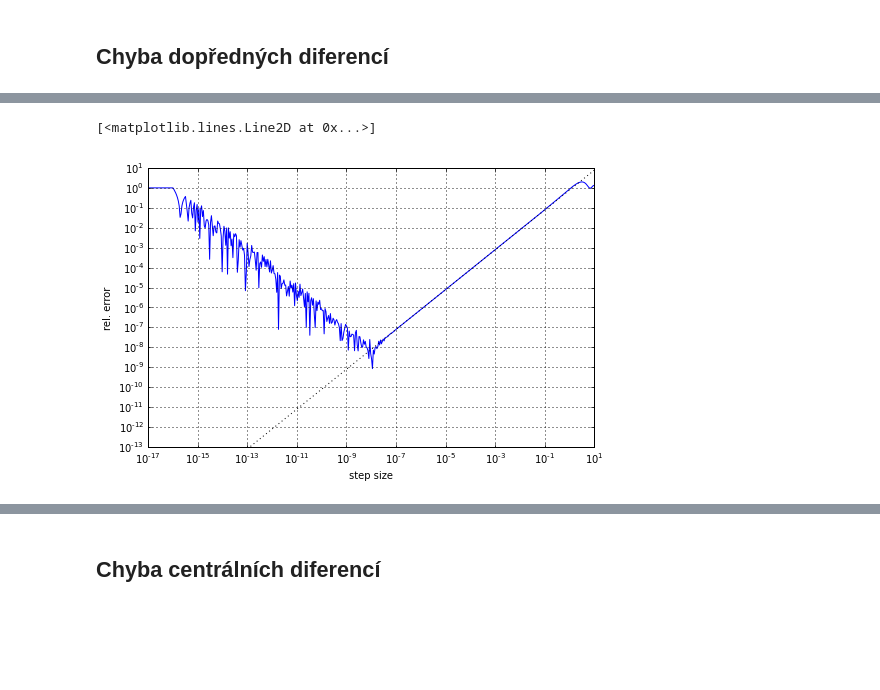
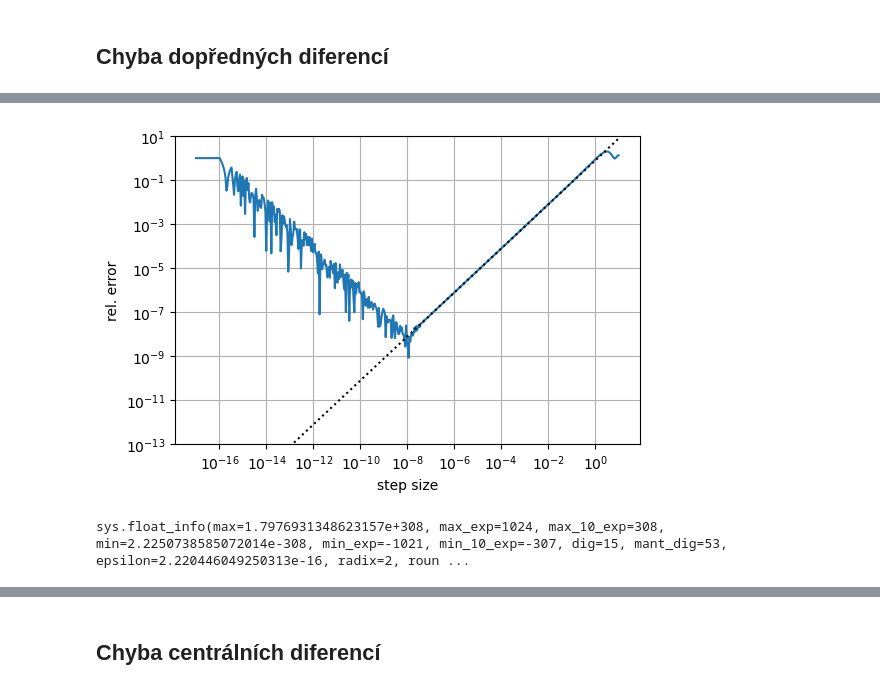
Before and after one commit to rouckas/NEVF138, a Jupyter notebook: 010 Differentiation.ipynb, the cells around one changed output, grey strips where cells are left out. Saved outputs shown, nothing was run; the diff lists cells and outputs as text; code cells hidden in the pictures; blank space fills up the shorter version.

```diff
--- a/010 Differentiation.ipynb
+++ b/010 Differentiation.ipynb
@@ -67,5 +39,11 @@ def dfdx3(x): return -N.cos(x)
 x0 = 1.0
 dx = N.logspace(-17, 1, 500)
+# %%
+def format_plot(show=True):
+    from matplotlib.ticker import LogLocator
+    P.gca().xaxis.set_major_locator(LogLocator(base=100., numticks=20))
+    if show:
+        P.show()
 # %% [markdown]
 ## Chyba dopředných diferencí
 # %%
@@ -87,7 +64,13 @@ P.grid(which="both")
 # %%
-#compare with the asymptotic error value
+# porovnáme s asymptotickou hodnotou chyby
 err = N.abs(diff_FD_err(f, dfdx2, dfdx3, x0, dx)/dfdx(x0))
 P.loglog(dx, err,":k")
+
+format_plot()
 # %% [output]
-[<matplotlib.lines.Line2D at 0x...>]
-[figure, old version]
+[figure, new version]
+# %%
+import sys
+print(sys.float_info)
+# %% [output]
+sys.float_info(max=1.7976931348623157e+308, max_exp=1024, max_10_exp=308, min=2.2250738585072014e-308, min_exp=-1021, min_10_exp=-307, dig=15, mant_dig=53, epsilon=2.220446049250313e-16, radix=2, roun ...
```
Also changed, not shown: parts of 46 cells of this notebook, 1 other file.
